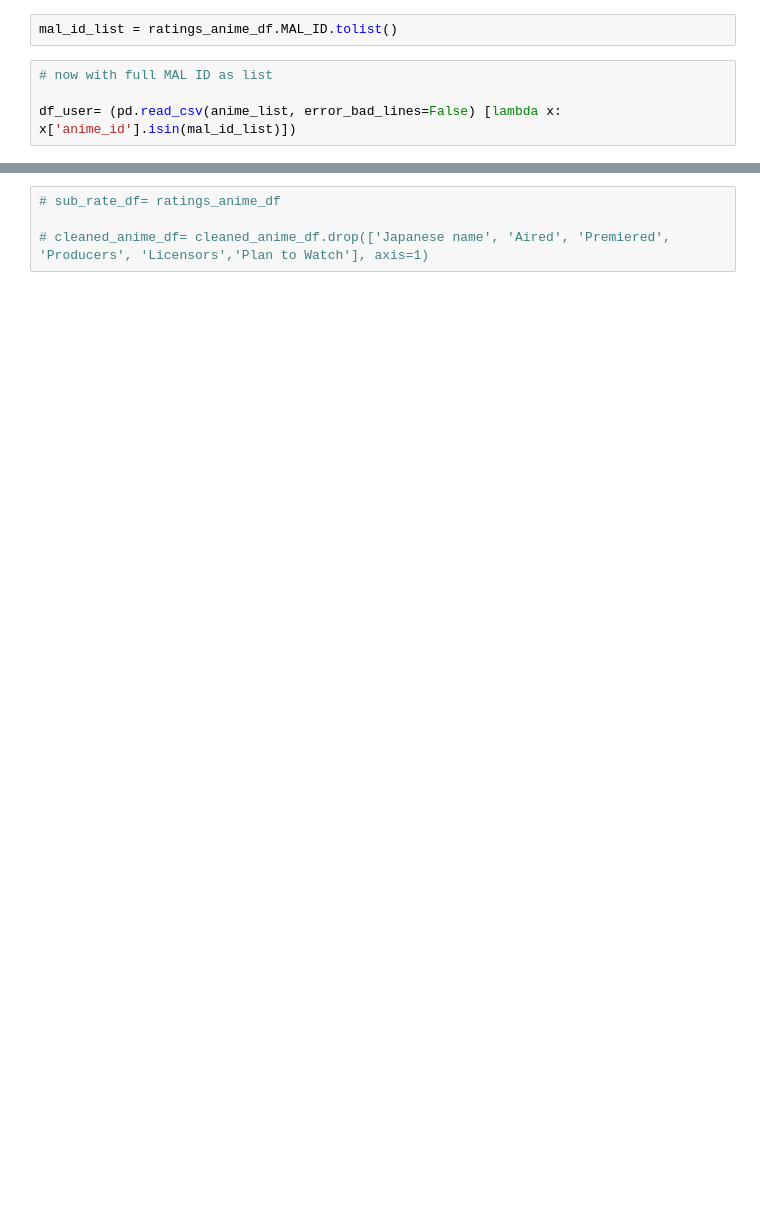
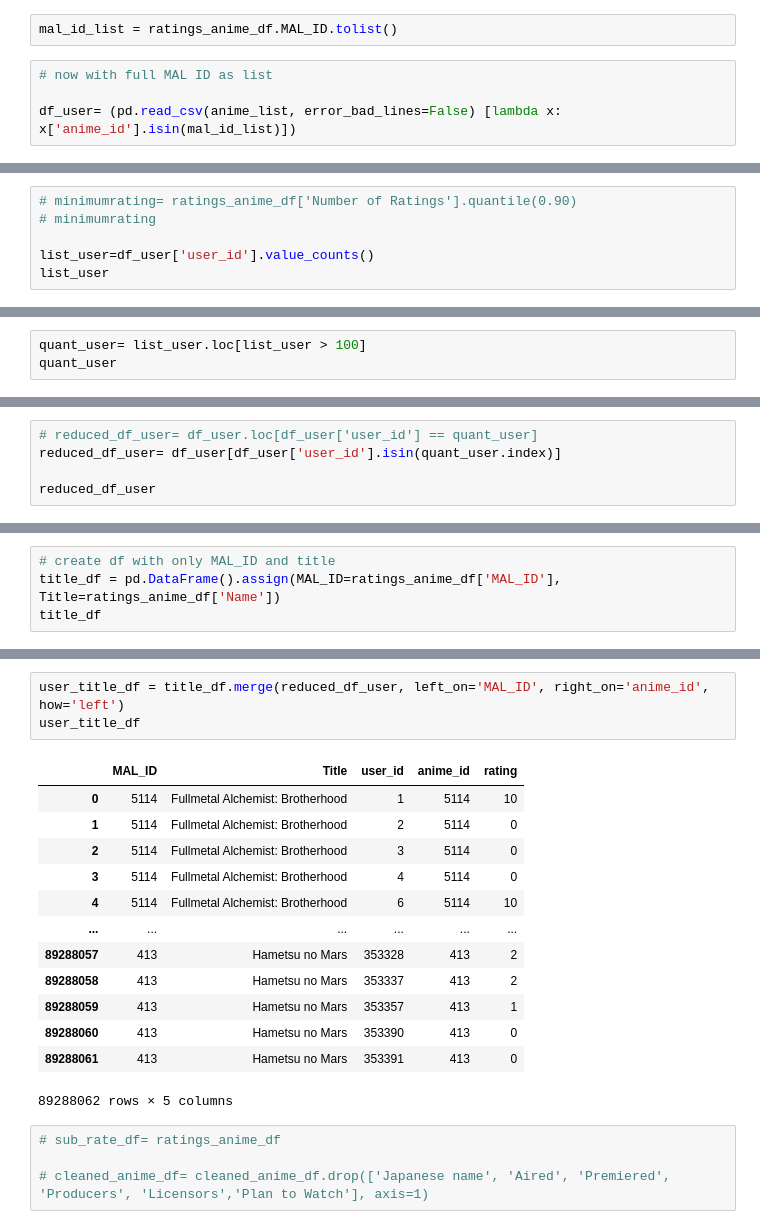
Before and after one commit to 3065923/Anime-Recommender, a Jupyter notebook: anime_clean.ipynb, the cells around one changed output, grey strips where cells are left out. Cells and saved outputs as stored; diff of their text form; blank space fills up the shorter version.

```diff
--- a/anime_clean.ipynb
+++ b/anime_clean.ipynb
@@ -422,0 +461,6 @@ df_user.head()
+# %%
+# minimumrating= ratings_anime_df['Number of Ratings'].quantile(0.90)
+# minimumrating
+
+list_user=df_user['user_id'].value_counts()
+list_user
@@ -422,0 +484,3 @@ df_user.head()
+# %%
+quant_user= list_user.loc[list_user > 100]
+quant_user
@@ -422,0 +509,5 @@ df_user.head()
+# %%
+# reduced_df_user= df_user.loc[df_user['user_id'] == quant_user]
+reduced_df_user= df_user[df_user['user_id'].isin(quant_user.index)]
+
+reduced_df_user
@@ -427,0 +598,4 @@ ratings_anime_df.head()
+# %%
+# create df with only MAL_ID and title
+title_df = pd.DataFrame().assign(MAL_ID=ratings_anime_df['MAL_ID'], Title=ratings_anime_df['Name'])
+title_df
@@ -428,3 +616,20 @@ ratings_anime_df.head()
+# %%
+user_title_df = title_df.merge(reduced_df_user, left_on='MAL_ID', right_on='anime_id', how='left')
+user_title_df
+# %% [output]
+|  | MAL_ID | Title | user_id | anime_id | rating |
+| 0 | 5114 | Fullmetal Alchemist: Brotherhood | 1 | 5114 | 10 |
+| 1 | 5114 | Fullmetal Alchemist: Brotherhood | 2 | 5114 | 0 |
+| 2 | 5114 | Fullmetal Alchemist: Brotherhood | 3 | 5114 | 0 |
+| 3 | 5114 | Fullmetal Alchemist: Brotherhood | 4 | 5114 | 0 |
+| 4 | 5114 | Fullmetal Alchemist: Brotherhood | 6 | 5114 | 10 |
+| ... | ... | ... | ... | ... | ... |
+| 89288057 | 413 | Hametsu no Mars | 353328 | 413 | 2 |
+| 89288058 | 413 | Hametsu no Mars | 353337 | 413 | 2 |
+| 89288059 | 413 | Hametsu no Mars | 353357 | 413 | 1 |
+| 89288060 | 413 | Hametsu no Mars | 353390 | 413 | 0 |
+| 89288061 | 413 | Hametsu no Mars | 353391 | 413 | 0 |
+89288062 rows × 5 columns
 # %%
 # sub_rate_df= ratings_anime_df
 
```
Also changed, not shown: parts of 36 cells of this notebook, 1 other file.
